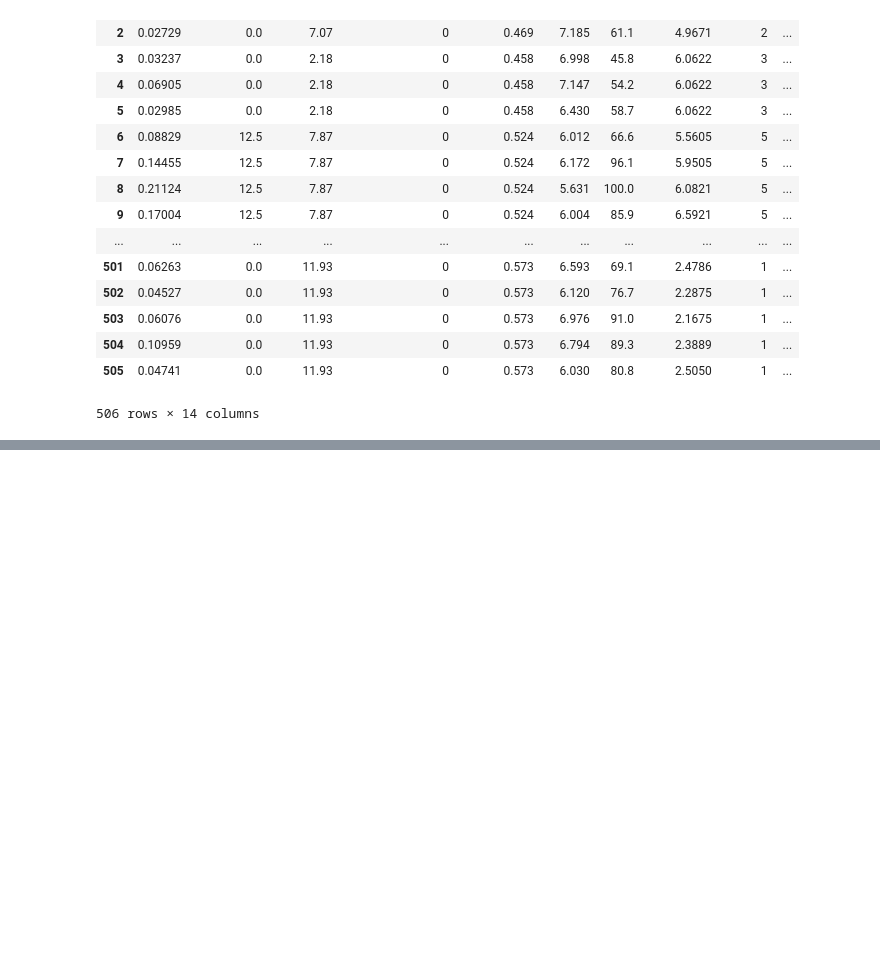
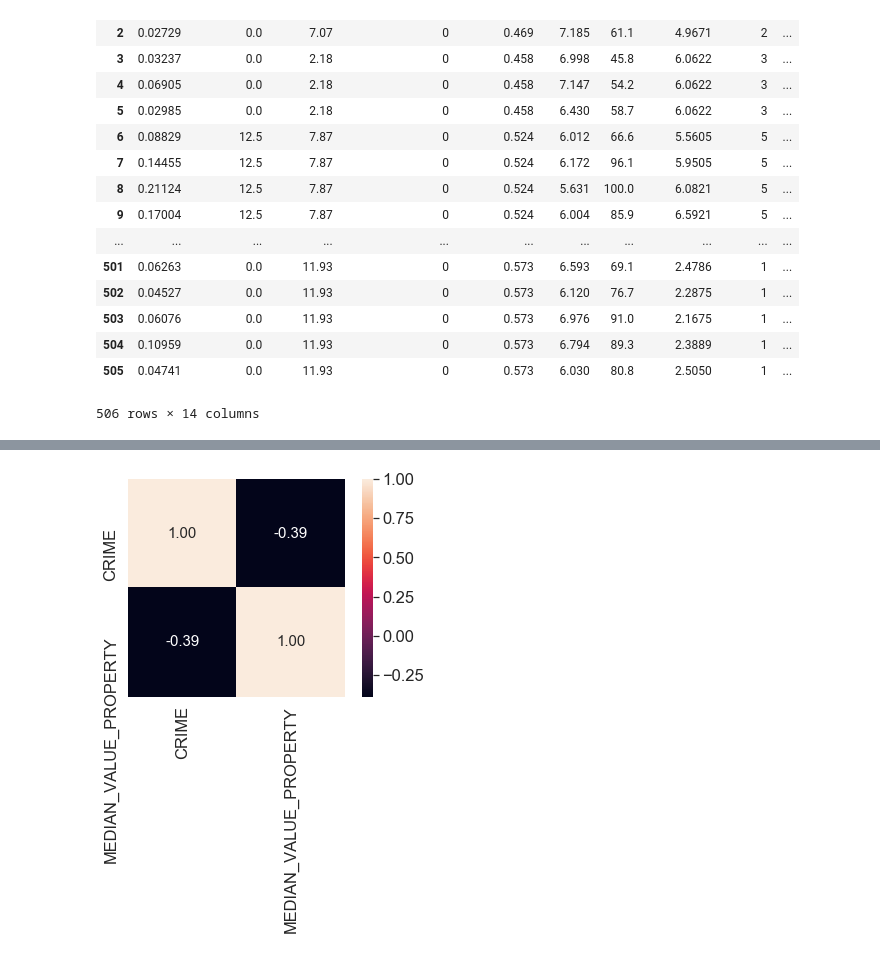
Before and after one commit to SedarOlmez94/coursework_2_LIDA, a Jupyter notebook: Linear regression.ipynb, the cells around one changed output, grey strips where cells are left out. Cells and saved outputs as stored; diff of their text form; code cells hidden in the pictures; blank space fills up the shorter version.

```diff
--- a/Linear regression.ipynb
+++ b/Linear regression.ipynb
@@ -86,0 +105,16 @@ it would be easier to detect outliers
+# %%
+# We will now create a correlation matrix to quantify linear relationships.
+'''
+We now use Numpy corrcoef function on the columns we used to create the
+seaborn scatterplot, we'll then use seaborns heatmap to plot the correlation
+matrix array.
+'''
+import numpy as np
+data = np.corrcoef(data_frame[columns_new].values.T)
+sea.set(font_scale = 1.5)
+heat_map = sea.heatmap(data, cbar = True, annot = True, square = True,
+                      fmt = '.2f', annot_kws = {'size' : 15}, yticklabels = columns,
+                      xticklabels = columns)
+plt.show()
+# %% [output]
+[figure, added]
```
Also changed, not shown: parts of 3 cells of this notebook.
